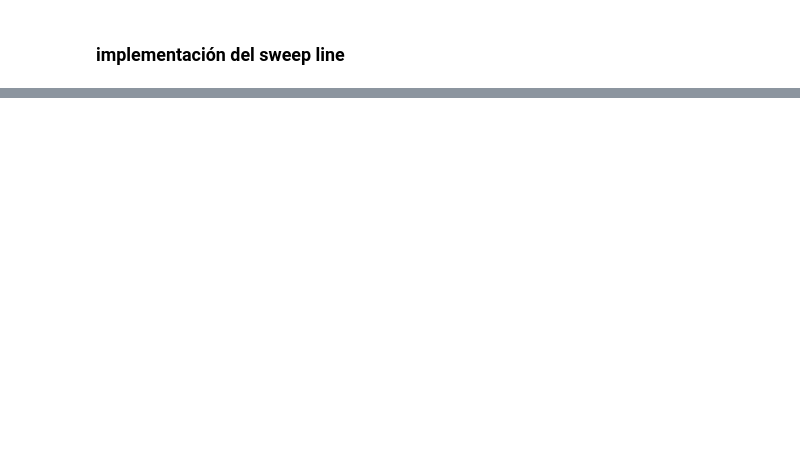
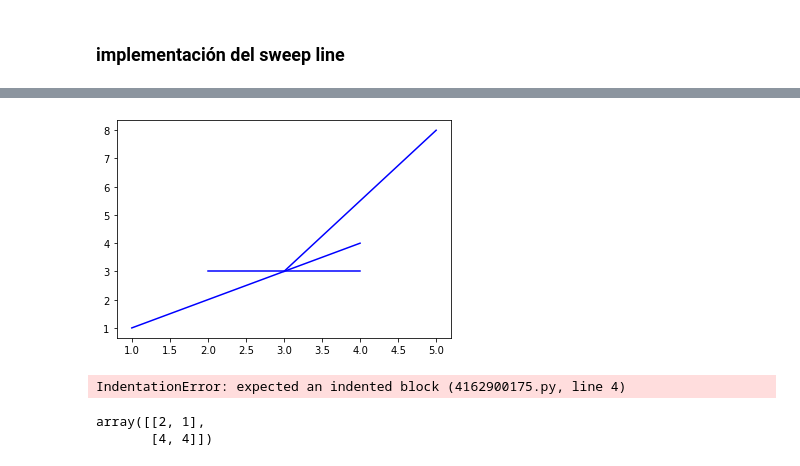
Before and after one commit to Camilohoyos99-DC/Computational-geometry, a Jupyter notebook: algoritmos_sobre_segmentos.ipynb, the cells around one changed output, grey strips where cells are left out. Saved outputs shown, nothing was run; the diff lists cells and outputs as text; code cells hidden in the pictures; blank space fills up the shorter version.

```diff
--- a/algoritmos_sobre_segmentos.ipynb
+++ b/algoritmos_sobre_segmentos.ipynb
@@ -244,0 +357,21 @@ TypeError: cannot unpack non-iterable int object
+# %%
+fig, ax = plt.subplots()
+for segment in segments:
+    x_values = [segment[0][0], segment[1][0]]
+    y_values = [segment[0][1], segment[1][1]]
+    ax.plot(x_values, y_values, color='blue')
+
+plt.show()
+# %% [output]
+[figure, added]
+# %%
+segments = [ ((2, 3), (4, 5)),((5,8),(3,3)), ((1, 1), (4, 6))]
+
+def order(segments):
+# %% [output]
+IndentationError: expected an indented block (4162900175.py, line 4)
+# %%
+np.array([[2,1],[4,4]])
+# %% [output]
+array([[2, 1],
+       [4, 4]])
```
Also changed, not shown: parts of 10 cells of this notebook.
